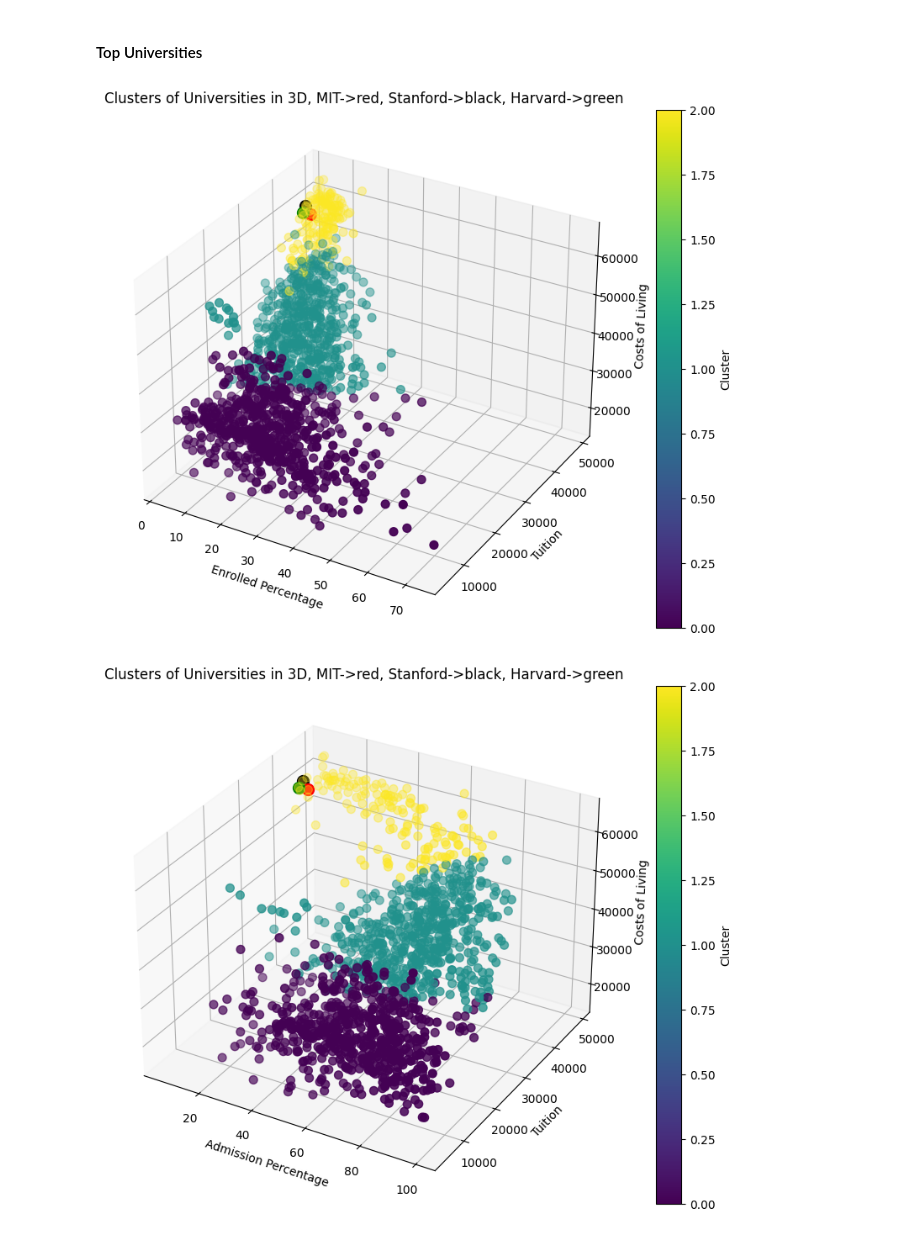
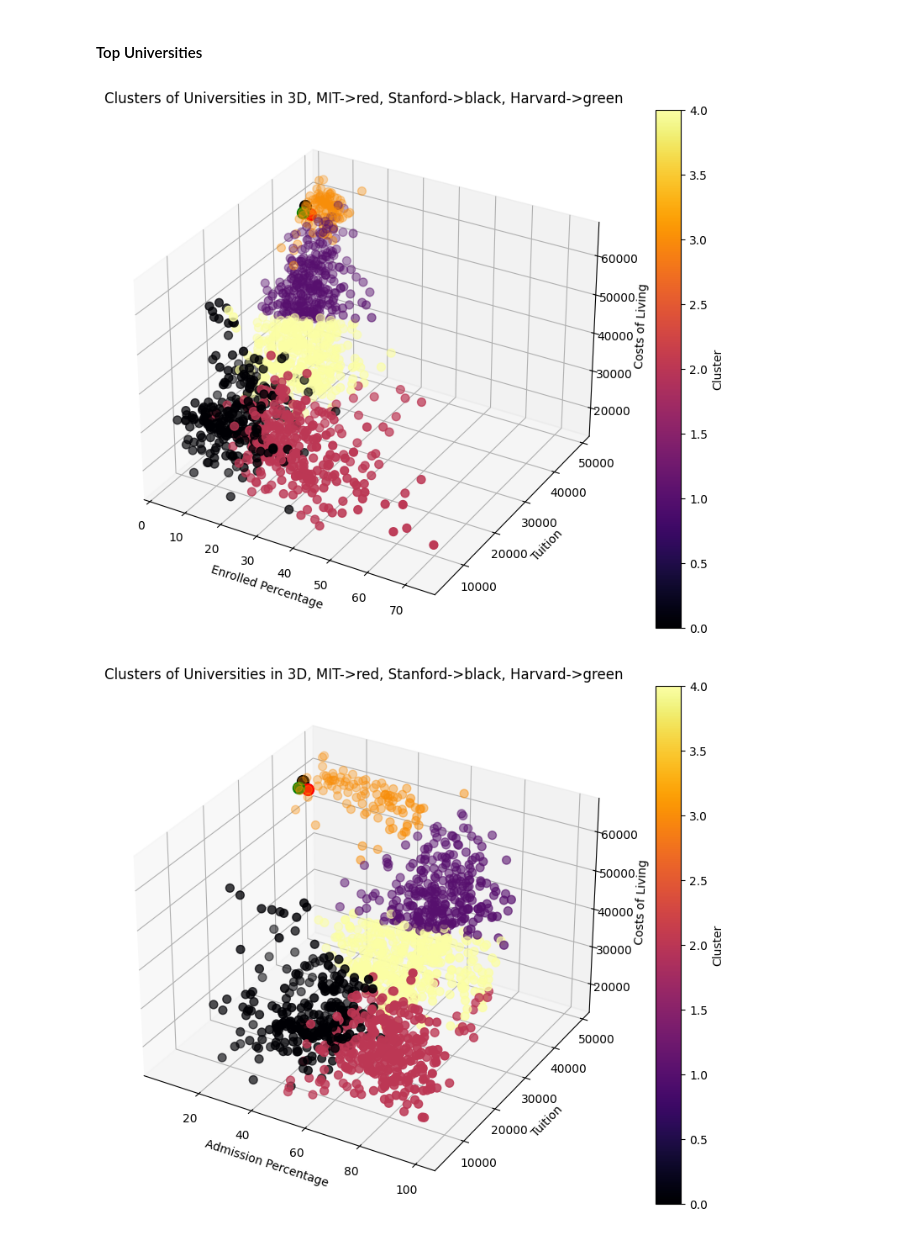
Before and after one commit to m-orlewski/american-universities-eda, a Jupyter notebook: Projekt.ipynb, the cells around one changed output. Cells and saved outputs as stored; diff of their text form; code cells hidden in the pictures.

```diff
--- a/Projekt.ipynb
+++ b/Projekt.ipynb
@@ -205,7 +205,7 @@ clusteringDf.head()
 | 3 | 0.483088 | 0.159498 | 0.097410 | 0.190102 |
 | 4 | 0.539285 | 0.251876 | 0.113711 | 0.521629 |
 # %%
-kmeans = KMeans(n_clusters=3)
+kmeans = KMeans(n_clusters=5)
 df['Cluster'] = kmeans.fit_predict(clusteringDf)
 # %%
 plt.scatter(df['Enrolled percentage'], df['Tuition and fees'], c=df['Cluster'], cmap='viridis')
@@ -286,7 +284,7 @@ scatter = ax.scatter(
     df['Tuition and fees'],
     df['Costs of living on campus'],
     c=df['Cluster'],
-    cmap='viridis',
+    cmap='inferno',
     s=50
 )
 
@@ -295,7 +293,7 @@ MIT_POINT = ax.scatter(
     MIT['Tuition and fees'],
     MIT['Costs of living on campus'],
     c="red",
-    cmap='viridis',
+    cmap='inferno',
     s=100
 )
 
@@ -304,7 +302,7 @@ STANFORD_POINT = ax.scatter(
     STANFORD['Tuition and fees'],
     STANFORD['Costs of living on campus'],
     c="black",
-    cmap='viridis',
+    cmap='inferno',
     s=100
 )
 
@@ -313,7 +311,7 @@ HARVARD_POINT = ax.scatter(
     HARVARD['Tuition and fees'],
     HARVARD['Costs of living on campus'],
     c="green",
-    cmap='viridis',
+    cmap='inferno',
     s=100
 )
 
@@ -327,7 +325,7 @@ colorbar.set_label('Cluster')
 
 plt.show()
 # %% [output]
-[figure, old version]
+[figure, new version]
 # %%
 fig = plt.figure(figsize=(10, 8))
 ax = fig.add_subplot(111, projection='3d')
@@ -337,7 +335,7 @@ scatter = ax.scatter(
     df['Tuition and fees'],
     df['Costs of living on campus'],
     c=df['Cluster'],
-    cmap='viridis',
+    cmap='inferno',
     s=50
 )
 
@@ -346,36 +344,36 @@ MIT_POINT = ax.scatter(
     MIT['Tuition and fees'],
     MIT['Costs of living on campus'],
     c="red",
-    cmap='viridis',
+    cmap='inferno',
     s=100
 )
 
 STANFORD_POINT = ax.scatter(
     STANFORD['Admission percentage'],
     STANFORD['Tuition and fees'],
     STANFORD['Costs of living on campus'],
     c="black",
-    cmap='viridis',
+    cmap='inferno',
     s=100
 )
 
 HARVARD_POINT = ax.scatter(
     HARVARD['Admission percentage'],
     HARVARD['Tuition and fees'],
     HARVARD['Costs of living on campus'],
     c="green",
-    cmap='viridis',
+    cmap='inferno',
     s=100
 )
 
 ax.set_xlabel('Admission Percentage')
 ax.set_ylabel('Tuition')
 ax.set_zlabel('Costs of Living')
 ax.set_title('Clusters of Universities in 3D, MIT->red, Stanford->black, Harvard->green')
 
 colorbar = fig.colorbar(scatter, ax=ax)
 colorbar.set_label('Cluster')
 
 plt.show()
 # %% [output]
-[figure, old version]
+[figure, new version]
```
Also changed, not shown: parts of 24 cells of this notebook.
